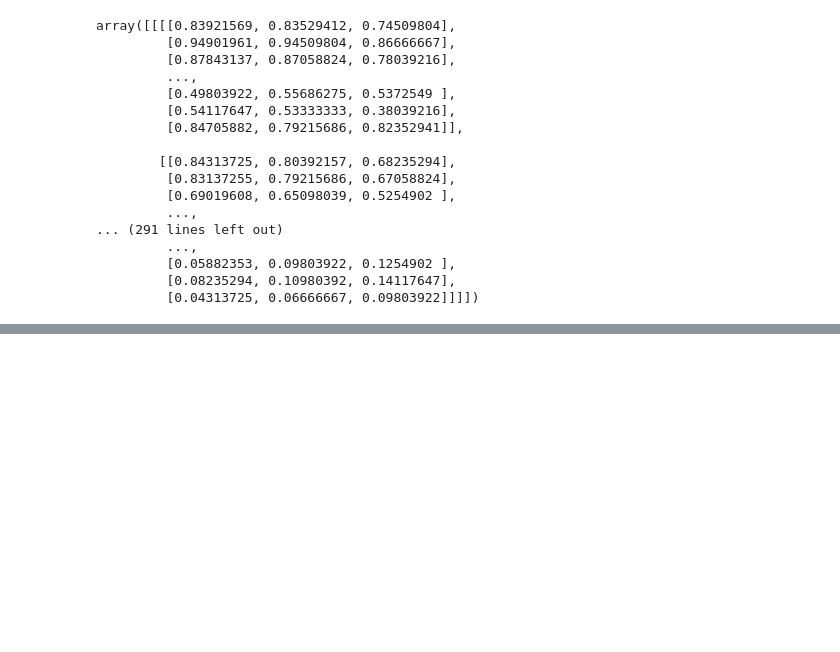
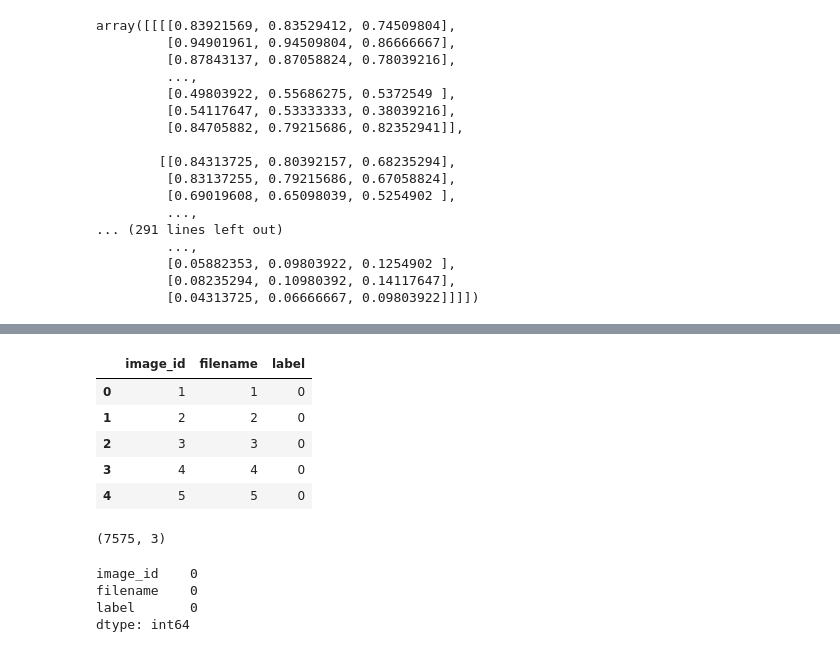
Before and after one commit to rupali99rakibe/Image_classification_deep_learning_project, a Jupyter notebook: car_Image_classification.ipynb, the cells around one changed output, grey strips where cells are left out. Saved outputs shown, nothing was run; the diff lists cells and outputs as text; code cells hidden in the pictures; blank space fills up the shorter version.

Commit message:
train a model

```diff
--- a/car_Image_classification.ipynb
+++ b/car_Image_classification.ipynb
@@ -193,0 +252,4 @@ array([[[[0.83921569, 0.83529412, 0.74509804],
+# %%
+df_train = pd.read_csv("E:\\wns _tringe\\train.csv")
+df_train = df_train[:7575]
+df_train.head()
@@ -193,0 +284,21 @@ array([[[[0.83921569, 0.83529412, 0.74509804],
+# %%
+df_train["filename"] = df_train["filename"].apply(lambda x: int(x.split(".")[0]))
+df_train.head()
+# %% [output]
+|  | image_id | filename | label |
+| 0 | 1 | 1 | 0 |
+| 1 | 2 | 2 | 0 |
+| 2 | 3 | 3 | 0 |
+| 3 | 4 | 4 | 0 |
+| 4 | 5 | 5 | 0 |
+# %%
+df_train.shape
+# %% [output]
+(7575, 3)
+# %%
+df_train.isnull().sum()
+# %% [output]
+image_id    0
+filename    0
+label       0
+dtype: int64
```
Also changed, not shown: parts of 48 cells of this notebook.
